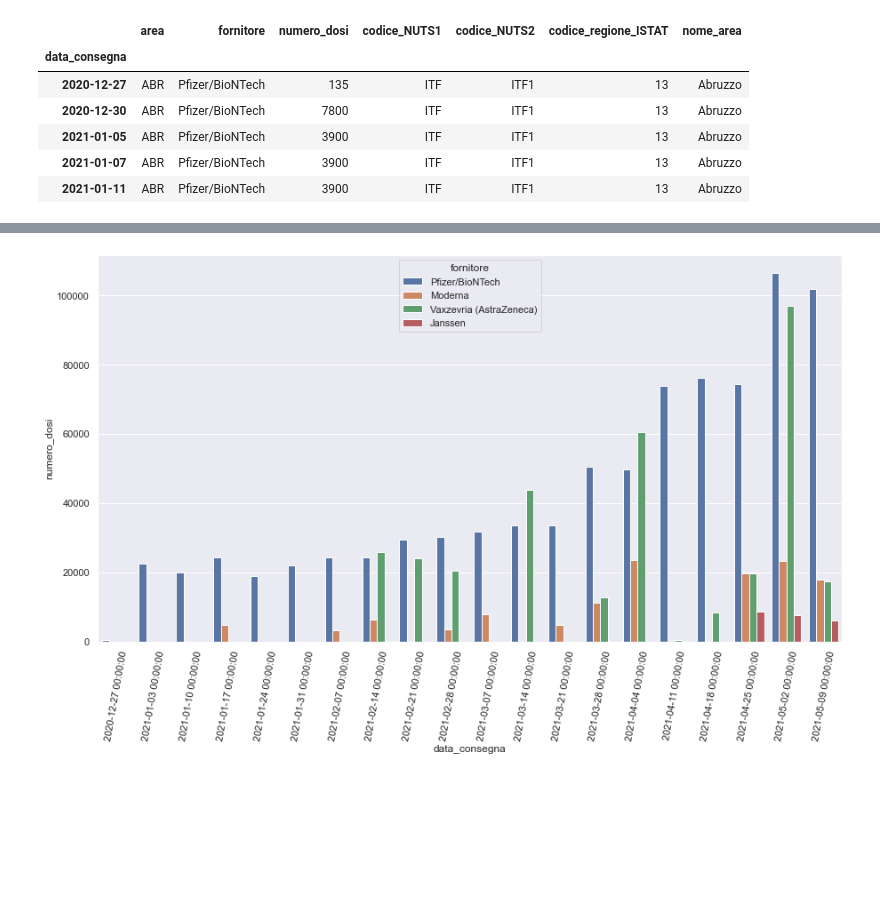
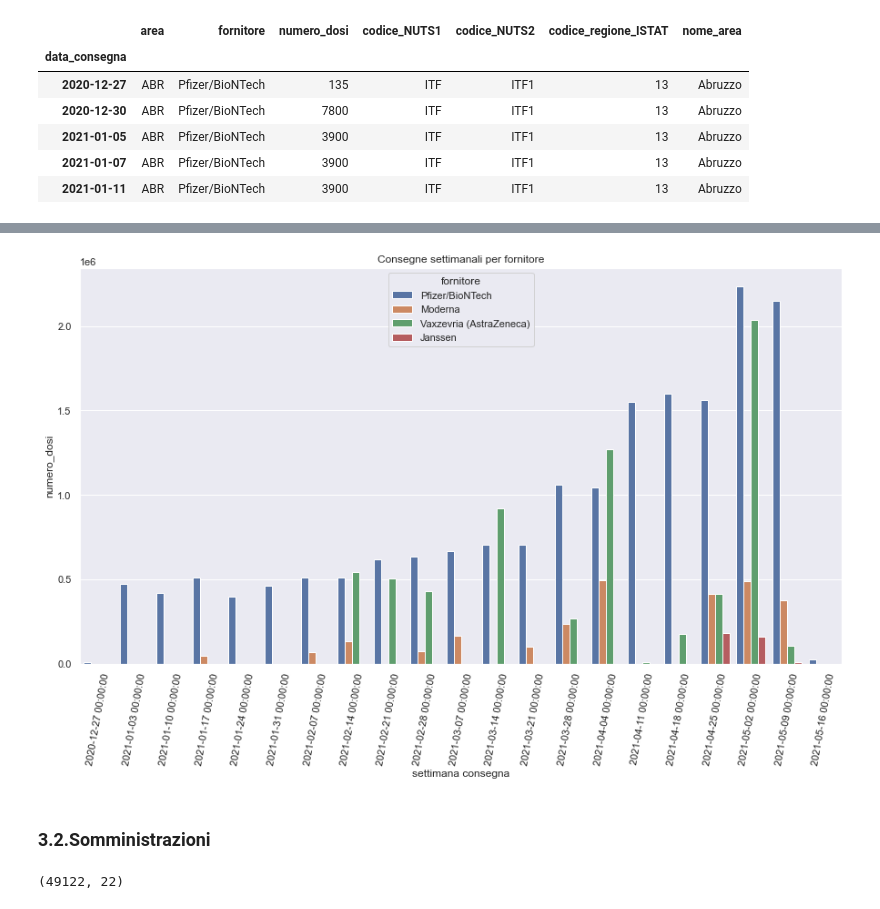
Before and after one commit to matteo-martignon/COVID-19-Analysis, a Jupyter notebook: COVID-19 Vaccin Analysis.ipynb, the cells around one changed output, grey strips where cells are left out. Cells and saved outputs as stored; diff of their text form; code cells hidden in the pictures; blank space fills up the shorter version.

Commit message:
added some graphs

```diff
--- a/COVID-19 Vaccin Analysis.ipynb
+++ b/COVID-19 Vaccin Analysis.ipynb
@@ -172,0 +126,3 @@ for r in regioni:
+# %%
+df_consegne_sett = u.get_dfsettimanale_from_df(df_consegne_t, 'fornitore', 'numero_dosi')
+df_consegne_sett
@@ -173,14 +144,20 @@ for r in regioni:
 # %%
 import matplotlib.dates as mdates
 from matplotlib.dates import DateFormatter
 myFmt = DateFormatter('%Y-%m-%d')
 
 fig, ax = plt.subplots(figsize=(15,8))
-sns.barplot(data = df_settimanale, x=df_settimanale.index, y='numero_dosi', hue='fornitore', ci=None, ax=ax)
-
+sns.barplot(data = df_consegne_sett, x=df_consegne_sett.index, y='numero_dosi', hue='fornitore',ci=None, ax=ax)
+plt.title('Consegne settimanali per fornitore')
 plt.xticks(rotation=80)
-
+plt.xlabel('settimana consegna')
 # ax.xaxis.set_major_formatter(myFmt)
 plt.show()
 # %% [output]
-[figure, old version]
+[figure, new version]
+# %% [markdown]
+### 3.2.Somministrazioni
+# %%
+df_somministrazioni.shape
+# %% [output]
+(49122, 22)
```
Also changed, not shown: parts of 38 cells of this notebook, 2 other files.
